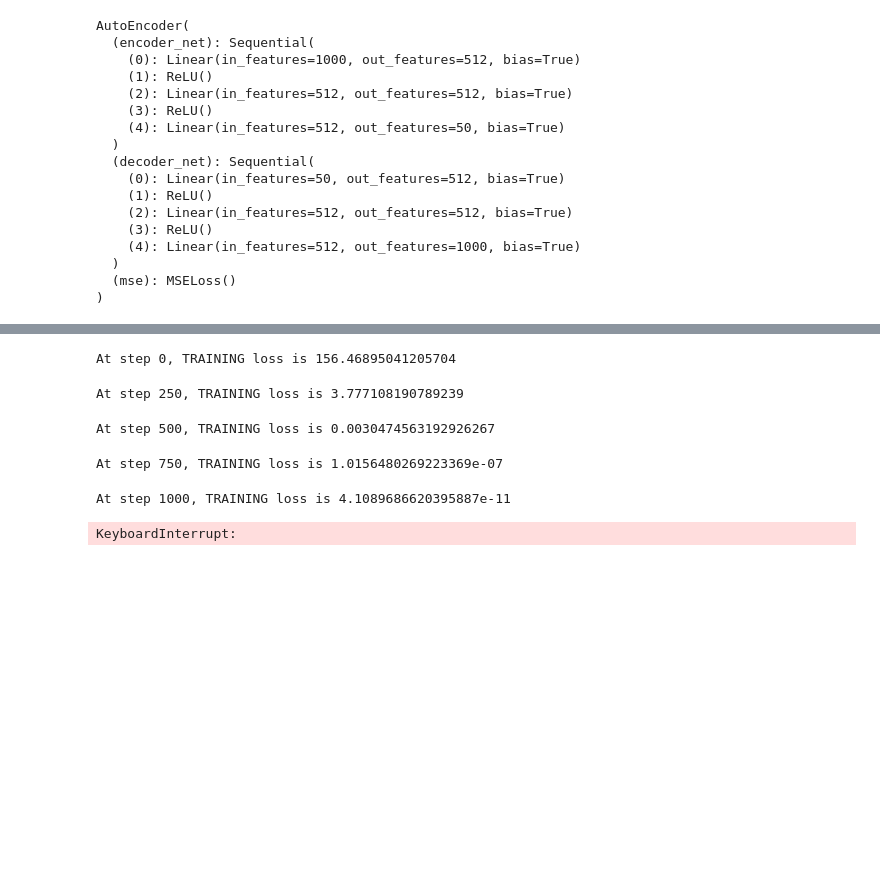
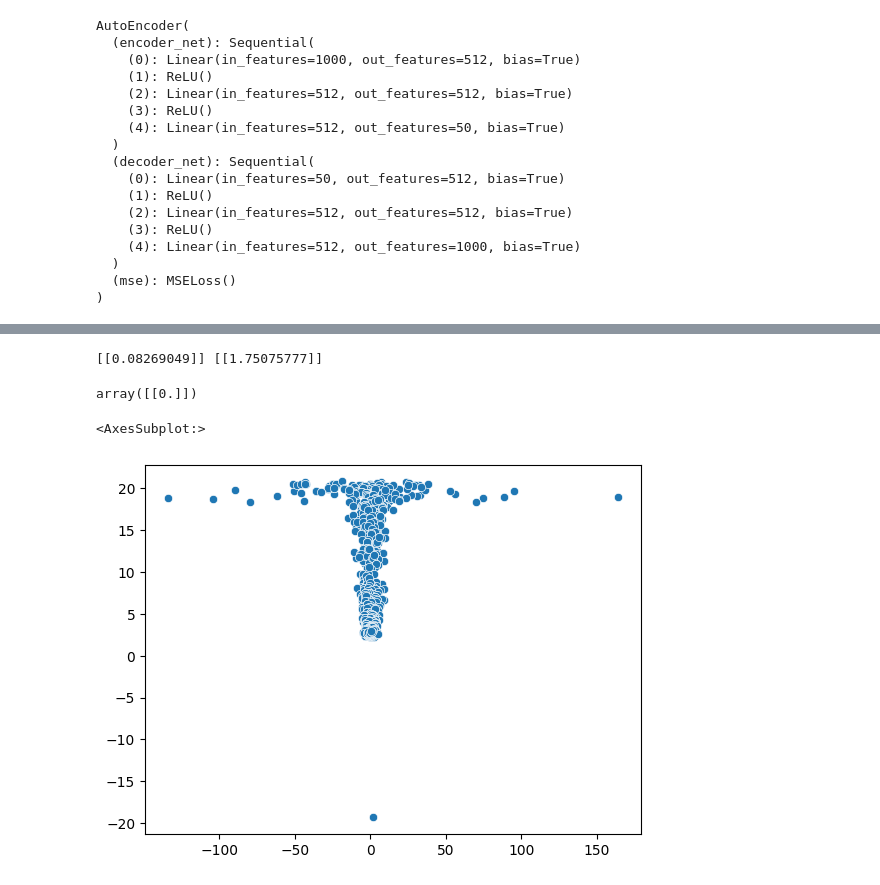
Before and after one commit to imahabub/scdiff, a Jupyter notebook: notebooks/6.22.23.diffuser_impl.ipynb, the cells around one changed output, grey strips where cells are left out. Cells and saved outputs as stored; diff of their text form; code cells hidden in the pictures; blank space fills up the shorter version.

Commit message:
1d mlp score network works 6.29.23

```diff
--- a/notebooks/6.22.23.diffuser_impl.ipynb
+++ b/notebooks/6.22.23.diffuser_impl.ipynb
@@ -592,3 +587,0 @@ tensor([[0.0000, 0.0000, 0.0000,  ..., 0.0000, 0.0000, 0.0000],
-# %%
-with torch.no_grad():
-    ex_code = ae.encode(ex_batch).to(device)[None, 0, :]
@@ -616,9 +605,12 @@ for step in ticker:
 
     # code = ae.encode(inputs)
 
+    t = rng.uniform(min_t, 1.0)
+    x_t, gt_score_t = diffuser.forward_marginal(ex_code.detach().cpu().numpy(), t=t)
+
     gt_score_t = torch.tensor(gt_score_t).to(device)
 
-    pred_score_t = score_network(ex_code, t)
+    pred_score_t = score_network(torch.tensor(x_t).float().to(device), t)
 
     score_mse = (gt_score_t - pred_score_t)**2
     score_loss = torch.sum(
@@ -635,10 +627,3 @@ for step in ticker:
         # log to logger object
         # logger.log("train", loss=loss.item(), step=step, **comps)
         print(f'At step {step}, TRAINING loss is {score_loss.item()}')
-# %% [output]
-At step 0, TRAINING loss is 156.46895041205704
-At step 250, TRAINING loss is 3.777108190789239
-At step 500, TRAINING loss is 0.0030474563192926267
-At step 750, TRAINING loss is 1.0156480269223369e-07
-At step 1000, TRAINING loss is 4.1089686620395887e-11
-KeyboardInterrupt:
@@ -644,0 +632,10 @@ KeyboardInterrupt:
+# %%
+x_t, score = diffuser.forward_marginal(ex_code.detach().cpu().numpy(), t=1.0)
+print(x_t, score)
+# %% [output]
+[[0.08269049]] [[1.75075777]]
+# %%
+x_t_1 = diffuser.reverse(x_t=x_t, score_t=score, t=t, dt=dt)
+x_t_1
+# %% [output]
+array([[0.]])
@@ -644,0 +654,27 @@ KeyboardInterrupt:
+# %%
+dt = 0.001
+log_freq = (1 / dt) / 100
+
+pred_scores = []
+gt_scores = []
+
+with torch.no_grad():
+    x_t, _ = diffuser.forward_marginal(ex_code.detach().cpu().numpy(), t=1.0)
+
+    for i, t in enumerate(reversed(np.arange(1.0, 0, -dt))):
+        if i % log_freq == 0:
+            print(x_t)
+        x_t = torch.tensor(x_t).float().to(device)
+        pred_score = score_network(x_t, t)
+
+        pred_scores.append(pred_score)
+        gt_scores.append(gt_score)
+
+        _, gt_score = diffuser.forward_marginal(ex_code.detach().cpu().numpy(), t=t)
+
+        print(pred_score, gt_score)
+
+        x_t = diffuser.reverse(x_t=x_t.detach().cpu().numpy(), score_t=pred_score.detach().cpu().numpy(), t=t, dt=dt)
+
+    x_0 = x_t
+    print(ex_code, x_0)
@@ -644,0 +684,5 @@ KeyboardInterrupt:
+# %%
+sns.scatterplot([x.item() for x in gt_scores], [x.detach().cpu().numpy().item() for x in pred_scores])
+# %% [output]
+<AxesSubplot:>
+[figure, added]
```
Also changed, not shown: parts of 16 cells of this notebook, 7 other files.
